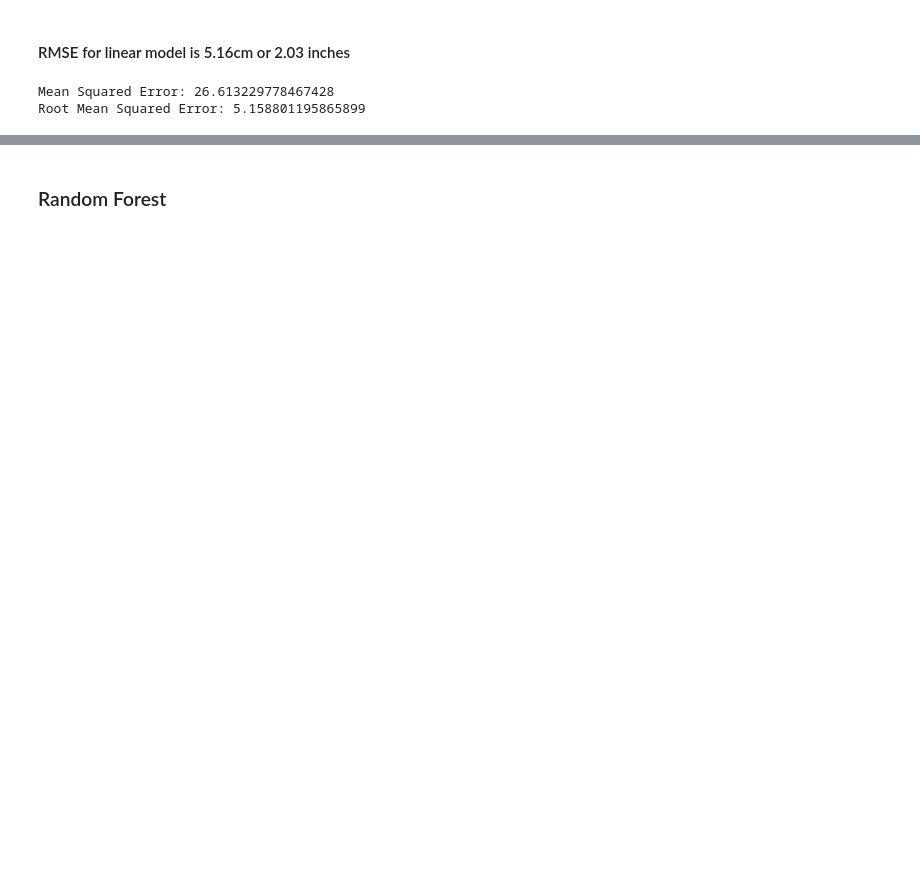
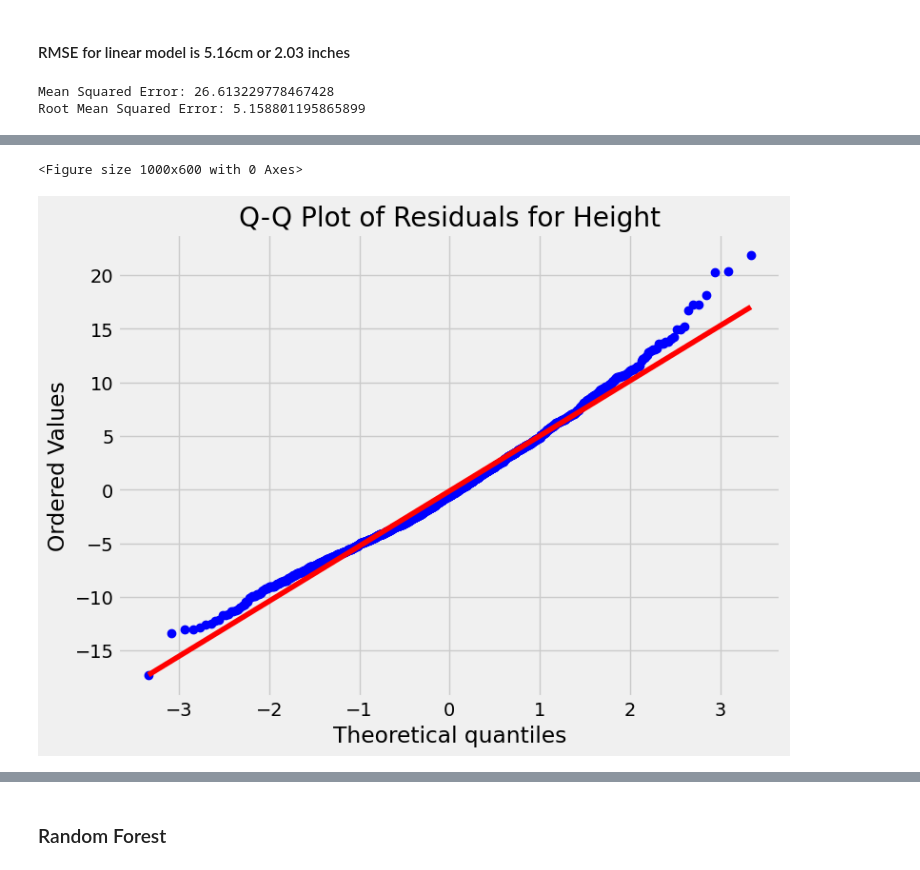
Before and after one commit to FragariaChemist/sumo, a Jupyter notebook: code/modeling.ipynb, the cells around one changed output, grey strips where cells are left out. Saved outputs shown, nothing was run; the diff lists cells and outputs as text; code cells hidden in the pictures; blank space fills up the shorter version.

```diff
--- a/code/modeling.ipynb
+++ b/code/modeling.ipynb
@@ -775,0 +795,9 @@ Root Mean Squared Error: 5.158801195865899
+# %%
+plt.figure(figsize=(10,6))
+plt.figure(figsize=(8, 6))
+stats.probplot(resids, dist="norm", plot=plt)
+plt.title('Q-Q Plot of Residuals for Height')
+plt.show()
+# %% [output]
+<Figure size 1000x600 with 0 Axes>
+[figure, added]
```
Also changed, not shown: parts of 64 cells of this notebook, 1 other file.
